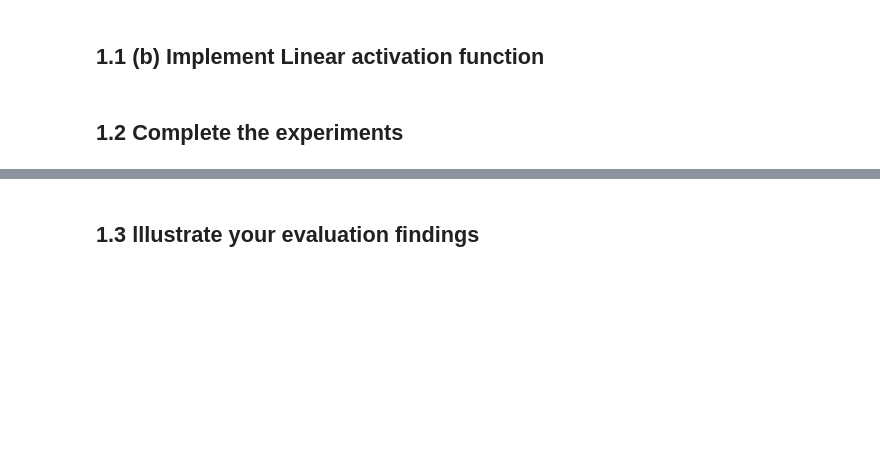
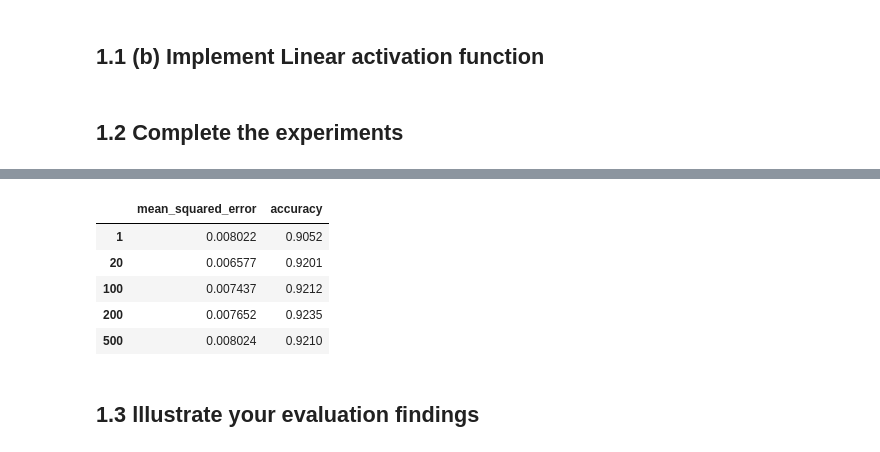
Before and after one commit to simonka0808/AdaptiveSolutionsCorrectCode, a Jupyter notebook: 2022_CM4107_CW_1_Template.ipynb, the cells around one changed output, grey strips where cells are left out. Drawn from its saved outputs; the diff is of its cells as text; code cells hidden in the pictures; blank space fills up the shorter version.

```diff
--- a/2022_CM4107_CW_1_Template.ipynb
+++ b/2022_CM4107_CW_1_Template.ipynb
@@ -336,10 +506,22 @@ ann_list.append(ann_linear_only)
 # %%
-for epochs in epochs_size:
+print("This will take a few moments ...")
+ann_list = []
+train_results_list = []
+batch_sizes = 10
+lr=0.3
+epochs_sizes= [1, 20, 100, 200, 500]
+act1 = Activation_ReLU()
+act2 = Activation_Sigmoid()
+sgd = Optimizer_SGD()
+
+for epochs in epochs_sizes:
+    # configure the layers
+    hidden_layer = Layer_Dense(784,200)
+    output_layer = Layer_Dense(200,10)
+
     # create an ANN model
-    ann_leaky_relu = ANN(Layer_Dense(20,10), act1, Layer_Dense(784,20), act2, sgd, batch_size)
-
-    train_performance=ann_leaky_relu.train(X_train, y_train, epochs, sgd, lr) # train the model
-
+    ann_leaky_relu = ANN(output_layer, act2, hidden_layer, act1, sgd, batch_sizes) # create a new ANN model with a specific batch size
+    train_performance = ann_leaky_relu.train(X_train, y_train, epochs, sgd, lr)
     train_results_list.append(train_performance)
     ann_list.append(ann_leaky_relu) # maintain each ANN model in a list
 
@@ -436,5 +552,12 @@ print(test_results_list)
 # %%
-df_batch_results = pd.DataFrame(test_results_list, columns=['mean_squared_error','accuracy' ], index=epochs)
+df_batch_results = pd.DataFrame(test_results_list, columns=['mean_squared_error','accuracy' ], index=epochs_sizes)
 df_batch_results.head()
+# %% [output]
+|  | mean_squared_error | accuracy |
+| 1 | 0.008022 | 0.9052 |
+| 20 | 0.006577 | 0.9201 |
+| 100 | 0.007437 | 0.9212 |
+| 200 | 0.007652 | 0.9235 |
+| 500 | 0.008024 | 0.9210 |
 # %% [markdown]
 ## 1.3 lllustrate your evaluation findings
```
Also changed, not shown: parts of 32 cells of this notebook.
